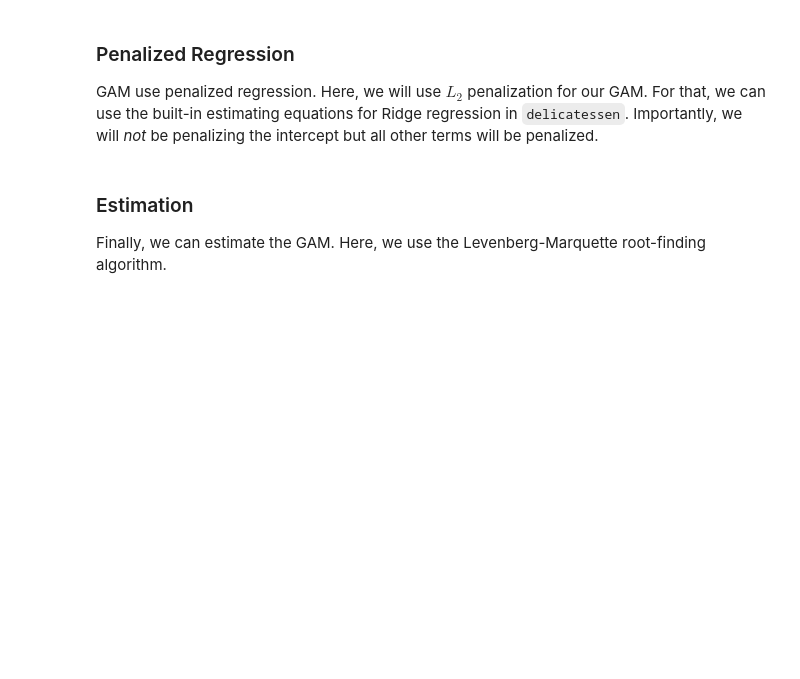
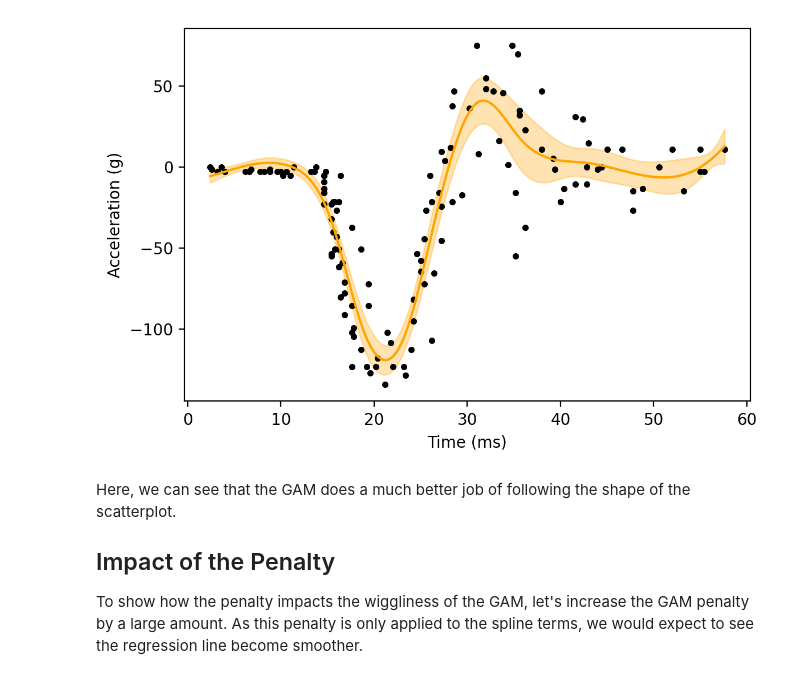
Before and after one commit to pzivich/Delicatessen, a Jupyter notebook: examples/Generalized-Additive-Model.ipynb, the cells around one changed output. Saved outputs shown, nothing was run; the diff lists cells and outputs as text; code cells hidden in the pictures; blank space fills up the shorter version.

```diff
--- a/examples/Generalized-Additive-Model.ipynb
+++ b/examples/Generalized-Additive-Model.ipynb
@@ -62,25 +88,34 @@ To get our GAM working, we need to generate splines for the continuous terms. Be
 # %%
-def spline(variable, knots, term=3):
-    # Processing input and output arrays
-    x = np.asarray(variable)               # Converting input variable to another array
-    V = np.empty((x.shape[0], len(knots)))   # Creating the output spline array
+# Defining specifications for splines to built the additive design matrix
+knot_locs = np.percentile(d['times'], q=np.linspace(2.5, 97.5, 11)).tolist()
+specs = [None,                                               # Spec for 1st term (intercept)
+         {"knots": knot_locs, "penalty": 2000, "power": 3}]  # Spec for 2nd term (times)
 
-    # Generating each spline with it's corresponding term
-    for i in range(len(knots)):
-        V[:, i] = np.where(x > knots[i], (x - knots[i])**term, 0)
-        V[:, i] = np.where(np.isnan(x), np.nan, V[:, i])
-
-    # Return splines
-    return V
+# Defining the estimating equation
+def psi(theta):
+    return ee_additive_regression(theta=theta,
+                                  X=X, y=y,
+                                  model='linear',
+                                  specifications=specs)
 # %%
-knots = [-4, -2, -1, 0, 1, 2, 4]
-cols = ['X1', 'X2', 'X3', 'X4', 'X5', 'X6', 'X7']
-
-d[cols] = spline(d['X'], knots=knots, term=3)
+estr = MEstimator(psi, init=[0, 0, ] + [0, ]*10)
+estr.estimate(solver='lm', maxiter=2000)
 # %%
-y = np.asarray(d['Y'])
-X = np.asarray(d[['C', 'X'] + cols])
+# Creating the corresponding additive design matrix
+Xpa = additive_design_matrix(p[['intercept', 'times']],
+                            specifications=specs)
+
+# Generating predicted values
+pred_y = regression_predictions(Xpa, estr.theta, estr.variance)
+
+# Plot
+plt.plot(d['times'], d['accel'], '.', color='k')
+plt.plot(p['times'], pred_y[:, 0], color='orange')
+plt.fill_between(p['times'],
+                 pred_y[:, 2], pred_y[:, 3],
+                 color='orange', alpha=0.3)
+plt.xlabel("Time (ms)")
+plt.ylabel("Acceleration (g)")
+plt.tight_layout()
+# %% [output]
+[figure, added]
-# %% [markdown]
-### Penalized Regression
-
-GAM use penalized regression. Here, we will use $L_2$ penalization for our GAM. For that, we can use the built-in estimating equations for Ridge regression in `delicatessen`. Importantly, we will *not* be penalizing the intercept but all other terms will be penalized.
@@ -94,5 +122,6 @@ def psi(theta):
 # %% [markdown]
-### Estimation
+Here, we can see that the GAM does a much better job of following the shape of the scatterplot.
 
-Finally, we can estimate the GAM. Here, we use the Levenberg-Marquette root-finding algorithm.
+## Impact of the Penalty
+To show how the penalty impacts the wiggliness of the GAM, let's increase the GAM penalty by a large amount. As this penalty is only applied to the spline terms, we would expect to see the regression line become smoother.
 # %%
```
Also changed, not shown: parts of 27 cells of this notebook, 3 other files.
